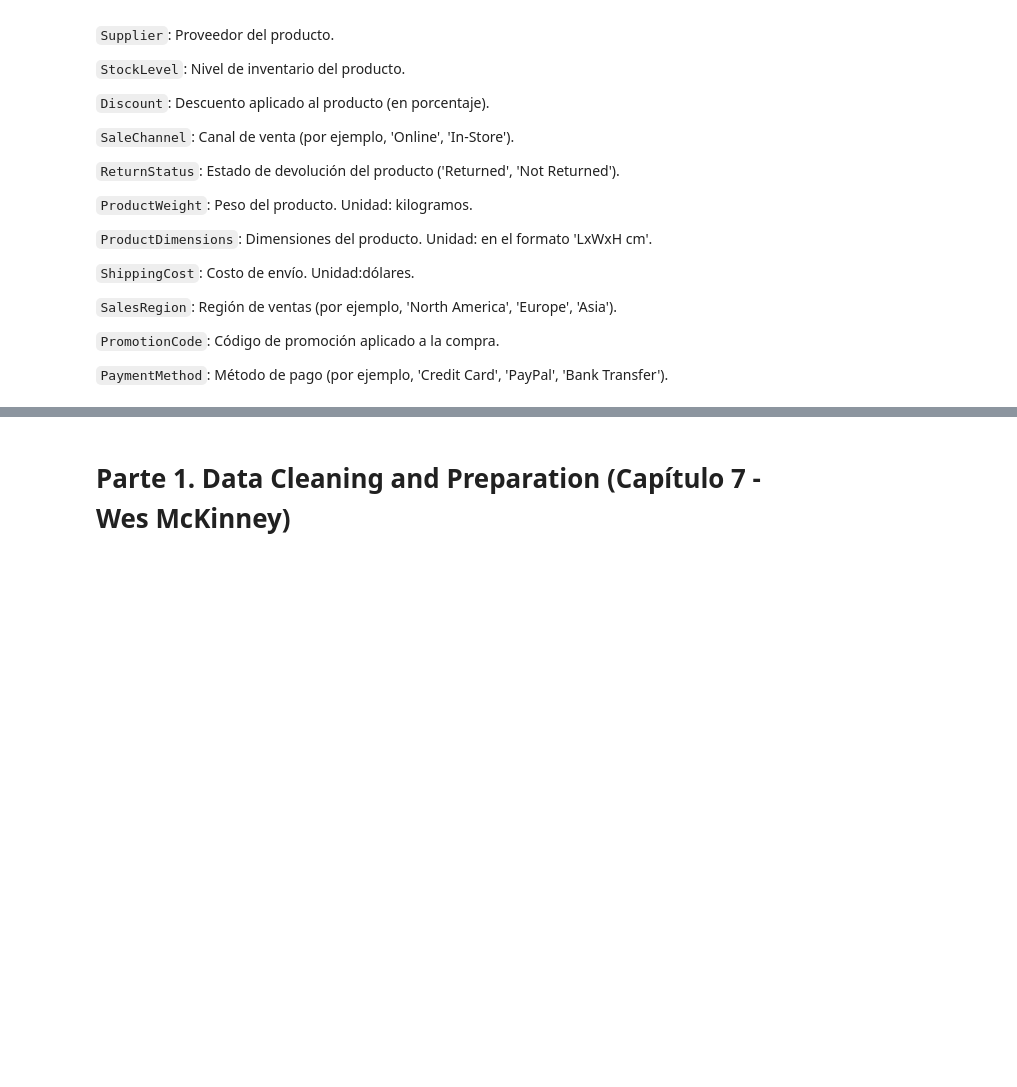
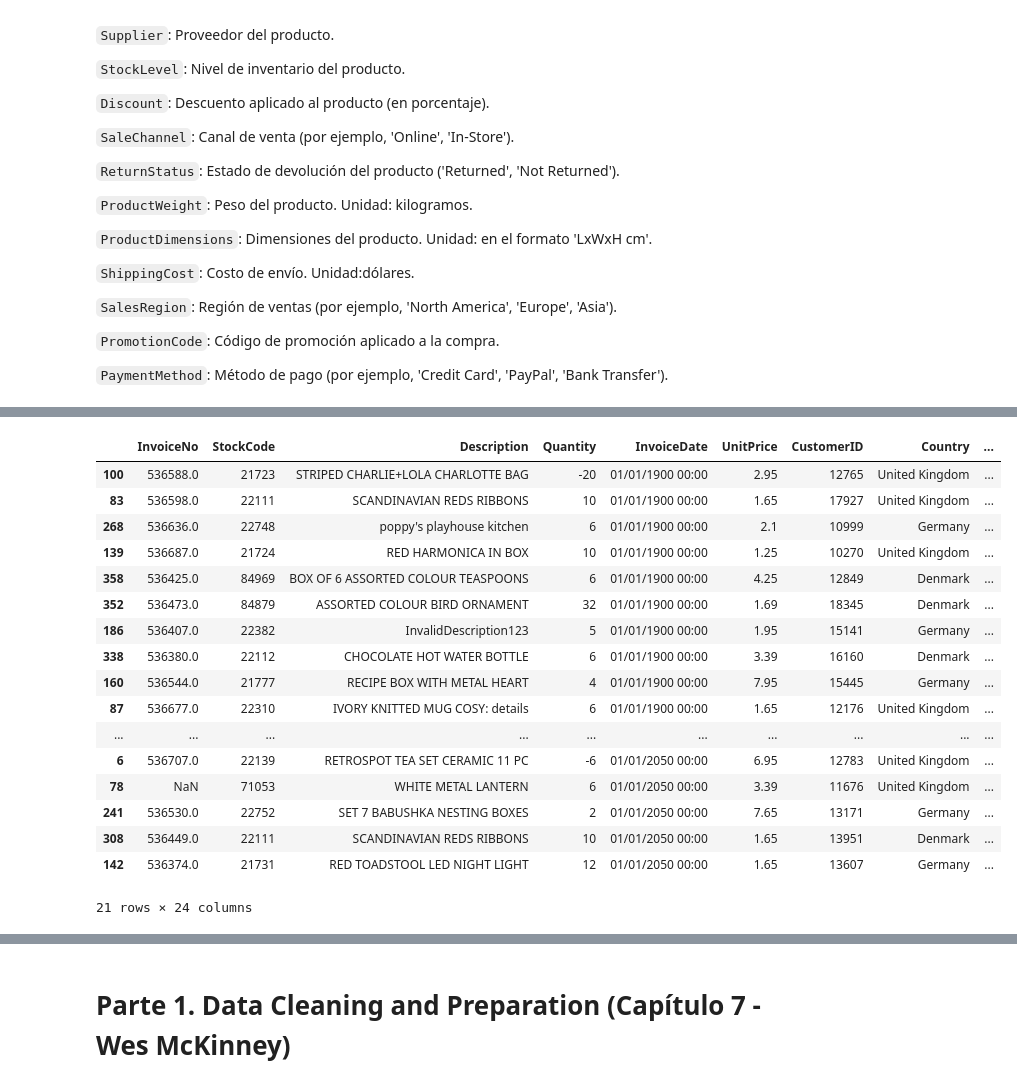
Before and after one commit to Nana8310/Curso_Pandas, a Jupyter notebook: Notebook/Prácticas/Práctica-43/Notebook_43/P-43_Notebook-43.ipynb, the cells around one changed output, grey strips where cells are left out. Cells and saved outputs as stored; diff of their text form; code cells hidden in the pictures; blank space fills up the shorter version.

```diff
--- a/Notebook/Prácticas/Práctica-43/Notebook_43/P-43_Notebook-43.ipynb
+++ b/Notebook/Prácticas/Práctica-43/Notebook_43/P-43_Notebook-43.ipynb
@@ -67,0 +294,10 @@ import pandas as pd
+# %%
+# Rellenar la descripción faltante para los códigos ejemplo '21723'
+retail2_df['Description'] = retail2_df.groupby('StockCode')['Description'].transform(lambda x: x.ffill().bfill())
+
+# Rellenar la descripción faltante para los códigos ejemplo '21723'
+retail2_df['StockCode'] = retail2_df.groupby('Description')['StockCode'].transform(lambda x: x.ffill().bfill())
+
+# groupby(‘StockCode’): Agrupa todas las filas que tienen el mismo ‘StockCode’.
+# transform(lambda x: x.ffill().bfill()): Aplica una función lambda a cada grupo. La función lambda utiliza ffill() para rellenar
+# hacia adelante y bfill() para rellenar hacia atrás cualquier valor faltante en la columna ‘Description’.
@@ -67,0 +323,4 @@ import pandas as pd
+# %%
+# Reemplazar 'unknown' con un valor numérico, por ejemplo, 6
+retail2_df['Quantity'] = retail2_df['Quantity'].replace('unknown', 6)
+print(retail2_df['Quantity'].unique())
@@ -67,0 +334,3 @@ import pandas as pd
+# %%
+retail2_df['Quantity'] = retail2_df['Quantity'].astype('int64')
+print(retail2_df['Quantity'].dtype)
@@ -67,0 +362,5 @@ import pandas as pd
+# %%
+# Eliminar las palabras 'Date:'
+retail2_df['InvoiceDate'] = retail2_df['InvoiceDate'].str.replace(r'Date:', '', regex=True).str.strip()
+retail2_df = retail2_df.sort_values(by='InvoiceDate')
+print(retail2_df['InvoiceDate'].unique())
@@ -67,0 +385,27 @@ import pandas as pd
+# %%
+# Llenar los valores nulos en 'InvoiceDate' con una cadena vacía
+retail2_df['InvoiceDate'] = retail2_df['InvoiceDate'].fillna('')
+
+# Buscar todas las filas donde 'InvoiceDate' contiene '01/01/1900 00:00' o '01/01/2050 00:00'
+filas_1900_2050 = retail2_df[retail2_df['InvoiceDate'].str.contains('01/01/1900 00:00|01/01/2050 00:00')]
+
+filas_1900_2050
+# %% [output]
+|  | InvoiceNo | StockCode | Description | Quantity | InvoiceDate | UnitPrice | CustomerID | Country | ... |
+| 100 | 536588.0 | 21723 | STRIPED CHARLIE+LOLA CHARLOTTE BAG | -20 | 01/01/1900 00:00 | 2.95 | 12765 | United Kingdom | ... |
+| 83 | 536598.0 | 22111 | SCANDINAVIAN REDS RIBBONS | 10 | 01/01/1900 00:00 | 1.65 | 17927 | United Kingdom | ... |
+| 268 | 536636.0 | 22748 | poppy's playhouse kitchen | 6 | 01/01/1900 00:00 | 2.1 | 10999 | Germany | ... |
+| 139 | 536687.0 | 21724 | RED HARMONICA IN BOX | 10 | 01/01/1900 00:00 | 1.25 | 10270 | United Kingdom | ... |
+| 358 | 536425.0 | 84969 | BOX OF 6 ASSORTED COLOUR TEASPOONS | 6 | 01/01/1900 00:00 | 4.25 | 12849 | Denmark | ... |
+| 352 | 536473.0 | 84879 | ASSORTED COLOUR BIRD ORNAMENT | 32 | 01/01/1900 00:00 | 1.69 | 18345 | Denmark | ... |
+| 186 | 536407.0 | 22382 | InvalidDescription123 | 5 | 01/01/1900 00:00 | 1.95 | 15141 | Germany | ... |
+| 338 | 536380.0 | 22112 | CHOCOLATE HOT WATER BOTTLE | 6 | 01/01/1900 00:00 | 3.39 | 16160 | Denmark | ... |
+| 160 | 536544.0 | 21777 | RECIPE BOX WITH METAL HEART | 4 | 01/01/1900 00:00 | 7.95 | 15445 | Germany | ... |
+| 87 | 536677.0 | 22310 | IVORY KNITTED MUG COSY: details | 6 | 01/01/1900 00:00 | 1.65 | 12176 | United Kingdom | ... |
+| ... | ... | ... | ... | ... | ... | ... | ... | ... | ... |
+| 6 | 536707.0 | 22139 | RETROSPOT TEA SET CERAMIC 11 PC | -6 | 01/01/2050 00:00 | 6.95 | 12783 | United Kingdom | ... |
+| 78 | NaN | 71053 | WHITE METAL LANTERN | 6 | 01/01/2050 00:00 | 3.39 | 11676 | United Kingdom | ... |
+| 241 | 536530.0 | 22752 | SET 7 BABUSHKA NESTING BOXES | 2 | 01/01/2050 00:00 | 7.65 | 13171 | Germany | ... |
+| 308 | 536449.0 | 22111 | SCANDINAVIAN REDS RIBBONS | 10 | 01/01/2050 00:00 | 1.65 | 13951 | Denmark | ... |
+| 142 | 536374.0 | 21731 | RED TOADSTOOL LED NIGHT LIGHT | 12 | 01/01/2050 00:00 | 1.65 | 13607 | Germany | ... |
+21 rows × 24 columns
```
Also changed, not shown: parts of 36 cells of this notebook, 2 other files.
